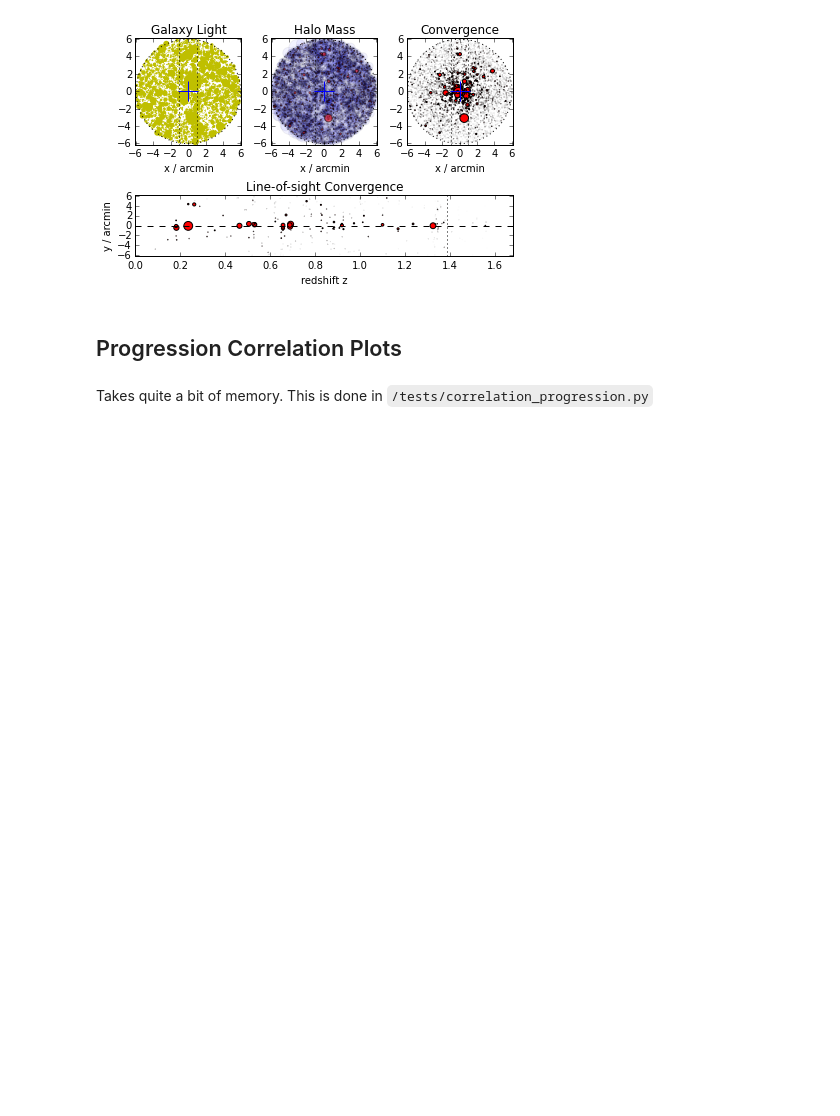
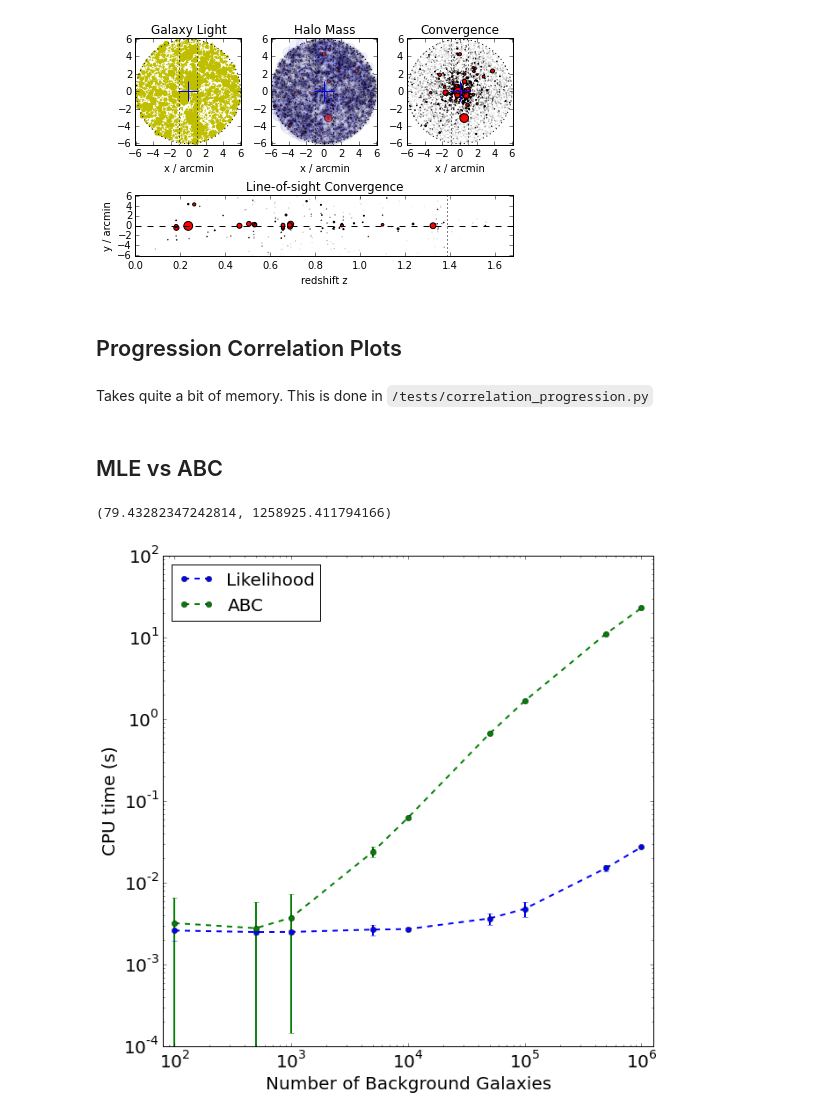
Before and after one commit to drphilmarshall/Pangloss, a Jupyter notebook: demos/ThesisPlots.ipynb, the cells around one changed output. Drawn from its saved outputs; the diff is of its cells as text; code cells hidden in the pictures; blank space fills up the shorter version.

```diff
--- a/demos/ThesisPlots.ipynb
+++ b/demos/ThesisPlots.ipynb
@@ -295,3 +348,37 @@ plt.gcf().tight_layout()
 ## Progression Correlation Plots
 # %% [markdown]
 Takes quite a bit of memory. This is done in `/tests/correlation_progression.py`
+# %% [markdown]
+## MLE vs ABC
+# %%
+# Data taken from `mle_vs_abc.py`
+N = [100,500,1000,5000,10000,50000,100000,500000,1000000]
+
+mle_mean = [0.0026131749,0.0025026798,0.0025091648,0.0026822805,0.0027221203,0.0036690235,0.0048076391,0.0152271032,0.0273695946]
+mle_std = 2.*np.array([0.0003236185,8.45E-005,4.79E-005,0.0002004562,5.00E-005,0.0002973605,0.000471589,0.0006906225,0.000154555])
+
+abc_mean = [0.0032175422,0.0027898312,0.0037491083,0.0238895893,0.062359786,0.6672950506,1.6731032133,11.2056146145,23.0262452126]
+abc_std = np.array([0.0032904355,0.0029899555,0.0036023828,0.0034368445,0.002518307,0.0071568175,0.0075635204,0.0699893303,0.1698420219])
+# %%
+plt.errorbar(N,mle_mean,mle_std,fmt='--o',label='Likelihood',linewidth=2,elinewidth=2)
+plt.errorbar(N,abc_mean,abc_std,fmt='--o',label='ABC',linewidth=2,elinewidth=2)
+plt.gca().set_xscale('log',nonposy='clip')
+plt.gca().set_yscale('log',nonposy='clip')
+plt.gcf().set_size_inches(10,10)
+plt.tick_params(axis='both', which='major', labelsize=20)
+plt.tick_params(axis='both', which='minor', labelsize=18)
+plt.xlabel('Number of Background Galaxies',fontsize=20)
+plt.ylabel('CPU time (s)',fontsize=20)
+
+# get handles
+handles, labels = plt.gca().get_legend_handles_labels()
+# remove the errorbars
+handles = [h[0] for h in handles]
+# use them in the legend
+plt.gca().legend(handles,labels,fontsize=20,loc=2)
+
+#plt.legend(fontsize=20,loc=2)
+plt.xlim([10**1.9,10**6.1])
+# %% [output]
+(79.43282347242814, 1258925.411794166)
+[figure, added]
```
Also changed, not shown: parts of 4 cells of this notebook, 2 other files.
